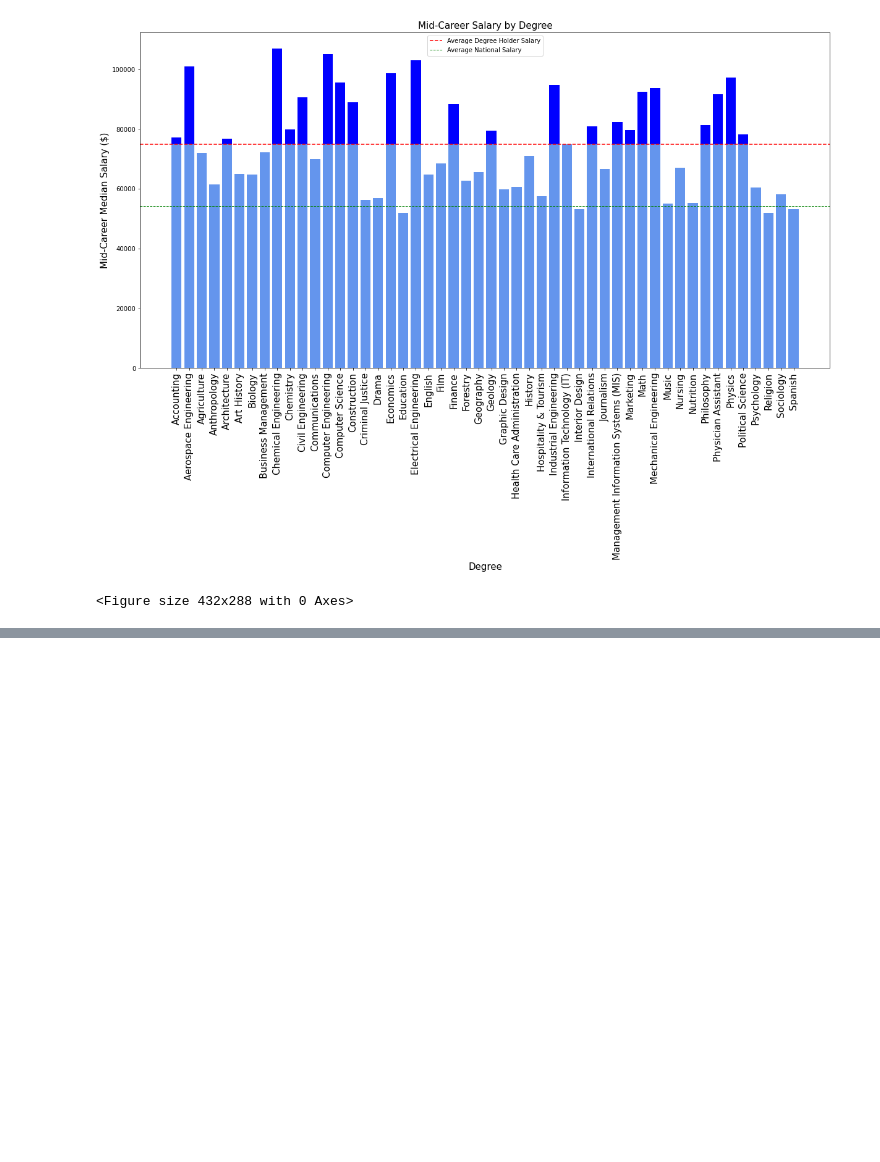
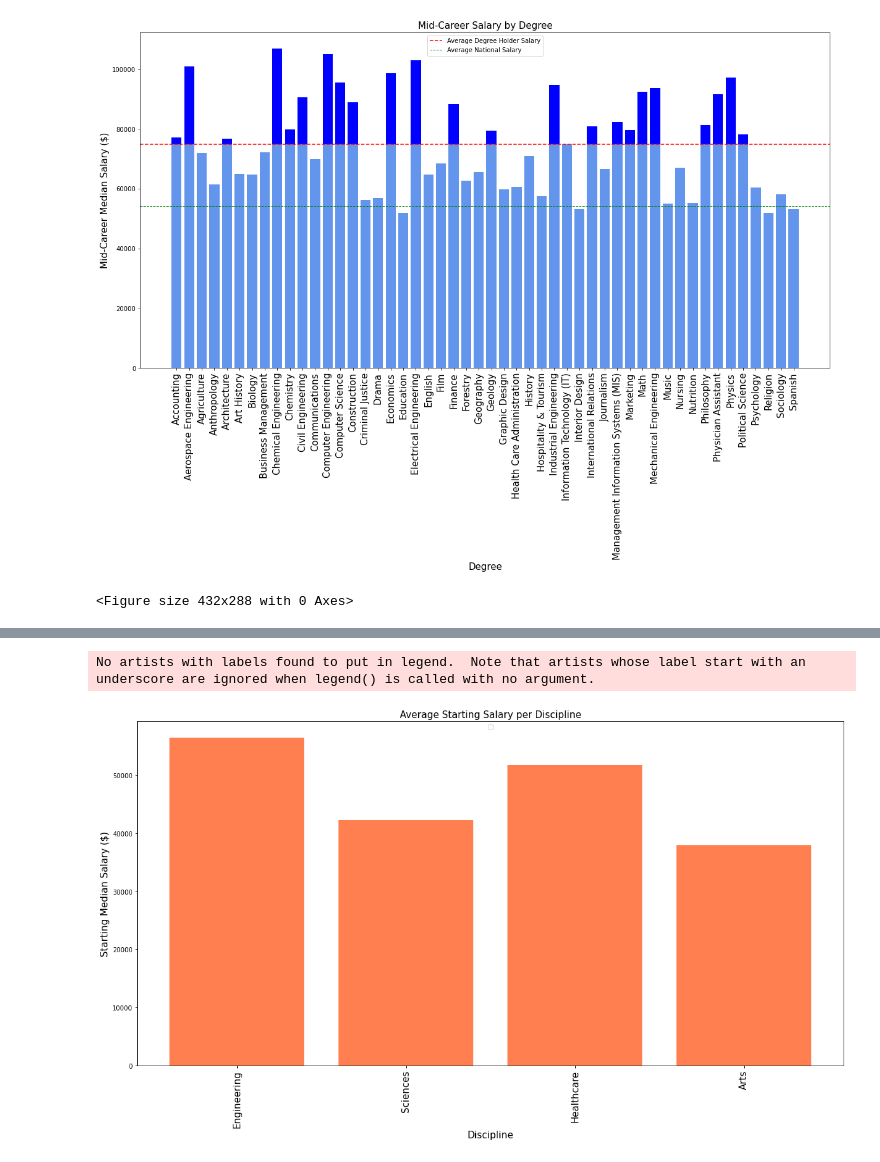
Before and after one commit to RRazvan90/group-3, a Jupyter notebook: degrees_prospects_patricia.ipynb, the cells around one changed output, grey strips where cells are left out. Drawn from its saved outputs; the diff is of its cells as text; code cells hidden in the pictures; blank space fills up the shorter version.

```diff
--- a/degrees_prospects_patricia.ipynb
+++ b/degrees_prospects_patricia.ipynb
@@ -188,0 +403,5 @@ plt.savefig(r'../group-3/Mid-Career Salary by Degree')
+# %%
+disciplines_df.reset_index(inplace=True)
+
+
+disciplines_df
@@ -188,0 +414,2 @@ plt.savefig(r'../group-3/Mid-Career Salary by Degree')
+# %%
+discipline_df_2 = disciplines_df.rename(columns = {'index':'Discipline'})
@@ -188,0 +424,13 @@ plt.savefig(r'../group-3/Mid-Career Salary by Degree')
+# %%
+plt.figure(figsize=(20, 10))
+plt.bar(discipline_df_2['Discipline'],discipline_df_2['Starting Median Salary'], color ='coral')
+#ax.axhline(mean_salary, c='r', linestyle='dashed')
+plt.xlabel("Discipline", fontsize = 15)
+plt.ylabel("Starting Median Salary ($)", fontsize = 15)
+plt.title('Average Starting Salary per Discipline', fontsize = 15)
+leg = plt.legend(loc='upper center')
+plt.xticks(rotation=90, fontsize = 15)
+plt.show()
+# %% [output]
+No artists with labels found to put in legend.  Note that artists whose label start with an underscore are ignored when legend() is called with no argument.
+[figure, added]
```
Also changed, not shown: parts of 22 cells of this notebook, 2 other files.
